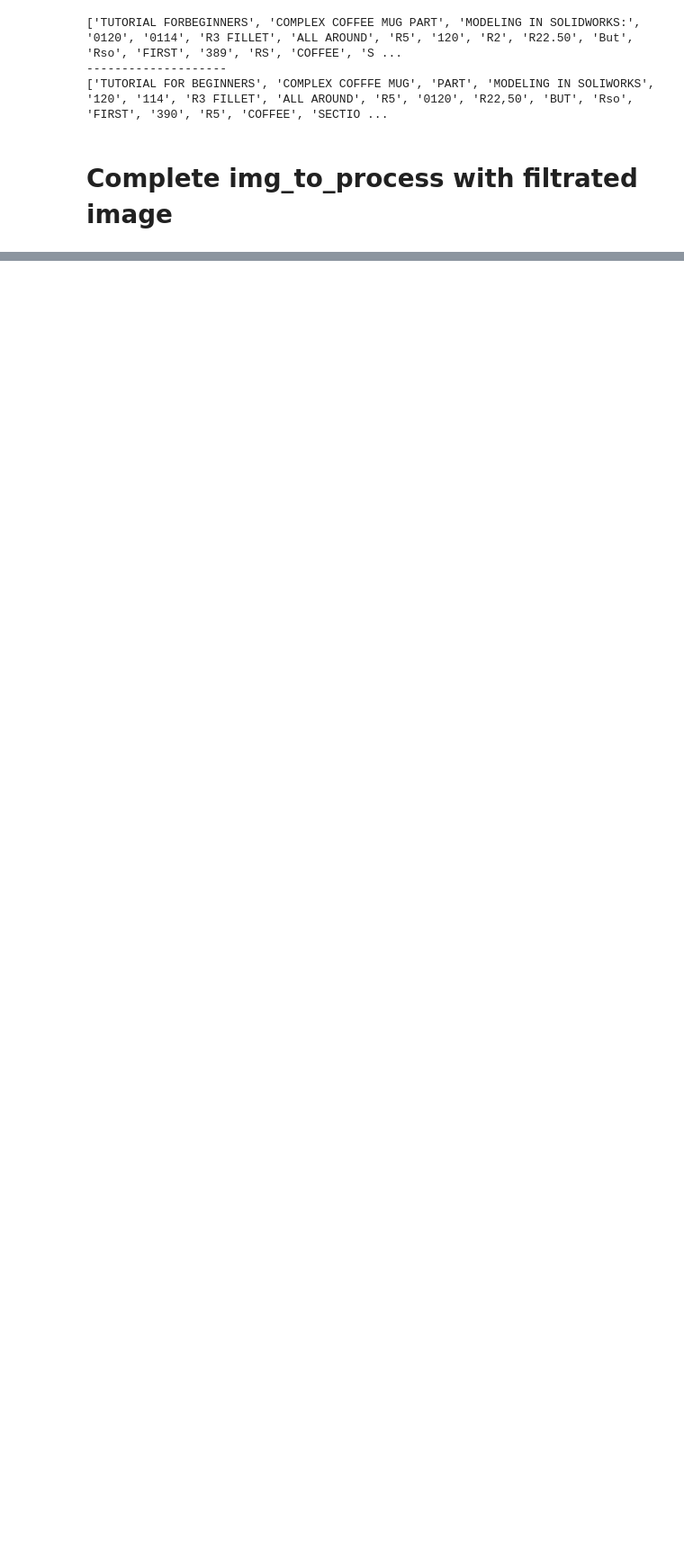
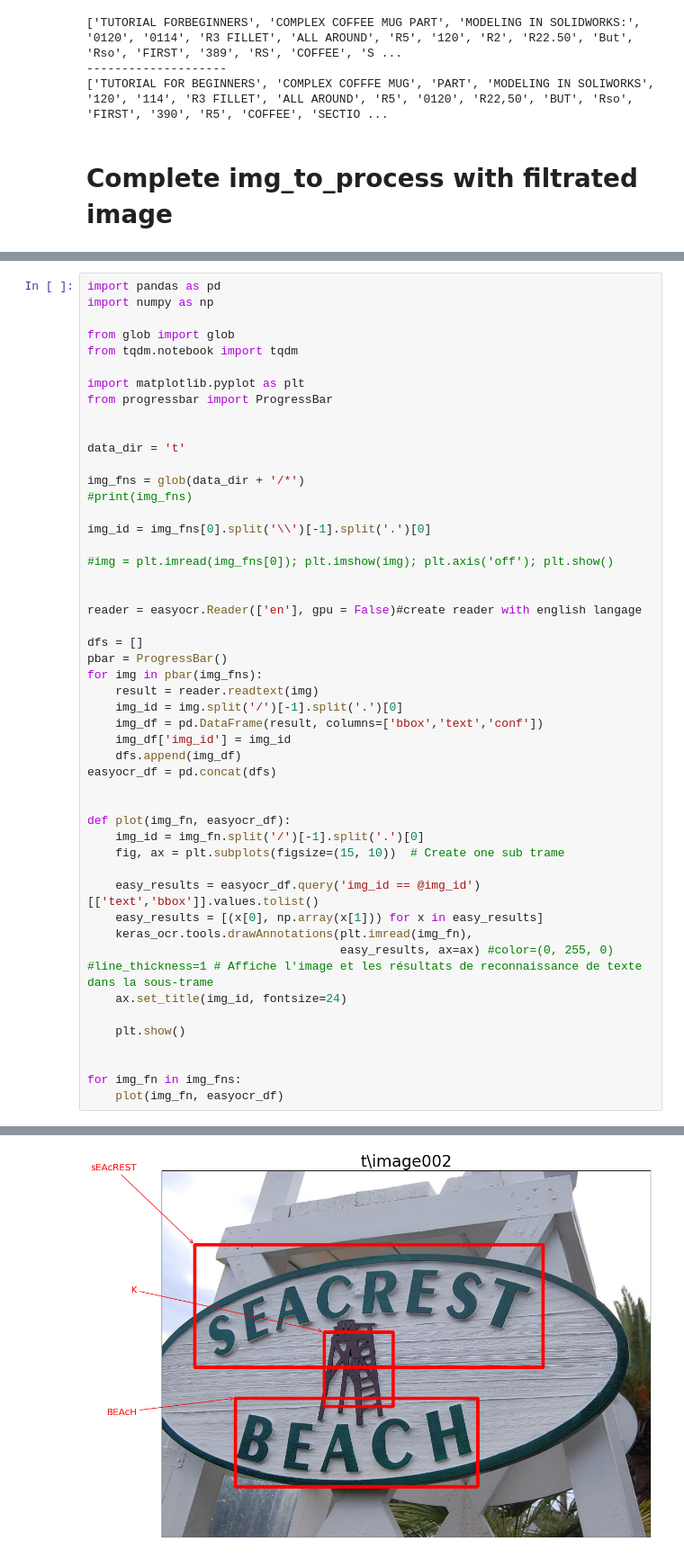
Before and after one commit to nosakail/OCR, a Jupyter notebook: experimental-framework/get_best_parameters.ipynb, the cells around one changed output, grey strips where cells are left out. Shown at 90% size. Saved outputs shown, nothing was run; the diff lists cells and outputs as text; blank space fills up the shorter version.

```diff
--- a/experimental-framework/get_best_parameters.ipynb
+++ b/experimental-framework/get_best_parameters.ipynb
@@ -398,0 +400,50 @@ for file in os.listdir(data_dir):
+# %%
+import pandas as pd
+import numpy as np
+
+from glob import glob
+from tqdm.notebook import tqdm
+
+import matplotlib.pyplot as plt
+from progressbar import ProgressBar
+
+
+data_dir = 't'
+
+img_fns = glob(data_dir + '/*')
+#print(img_fns)
+
+img_id = img_fns[0].split('\\')[-1].split('.')[0]
+
+#img = plt.imread(img_fns[0]); plt.imshow(img); plt.axis('off'); plt.show()
+
+
+reader = easyocr.Reader(['en'], gpu = False)#create reader with english langage
+
+dfs = []
+pbar = ProgressBar()
+for img in pbar(img_fns):
+    result = reader.readtext(img)
+    img_id = img.split('/')[-1].split('.')[0]
+    img_df = pd.DataFrame(result, columns=['bbox','text','conf'])
+    img_df['img_id'] = img_id
+    dfs.append(img_df)
+easyocr_df = pd.concat(dfs)
+
+
+def plot(img_fn, easyocr_df):
+    img_id = img_fn.split('/')[-1].split('.')[0]
+    fig, ax = plt.subplots(figsize=(15, 10))  # Create one sub trame
+
+    easy_results = easyocr_df.query('img_id == @img_id')[['text','bbox']].values.tolist()
+    easy_results = [(x[0], np.array(x[1])) for x in easy_results]
+    keras_ocr.tools.drawAnnotations(plt.imread(img_fn),
+                                    easy_results, ax=ax) #color=(0, 255, 0) #line_thickness=1 # Affiche l'image et les résultats de reconnaissance de texte dans la sous-trame
+    ax.set_title(img_id, fontsize=24)
+
+    plt.show()
+
+
+for img_fn in img_fns:
+    plot(img_fn, easyocr_df)
+# %% [output]
@@ -398,0 +452 @@ for file in os.listdir(data_dir):
+[figure, added]
```
Also changed, not shown: parts of 7 cells of this notebook, 16 other files.
